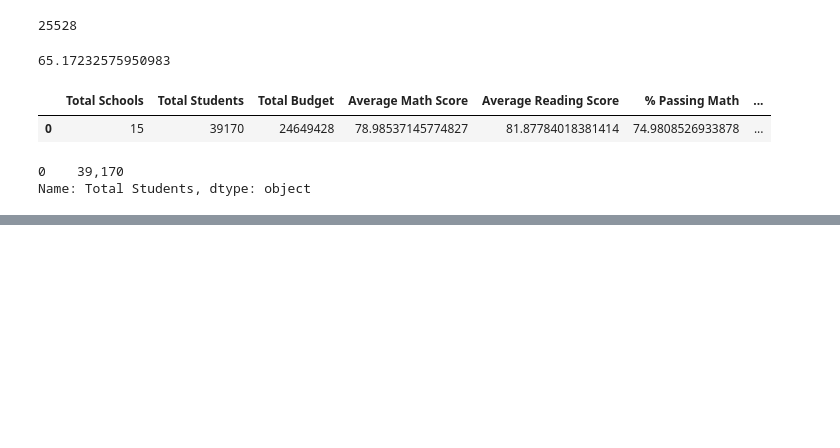
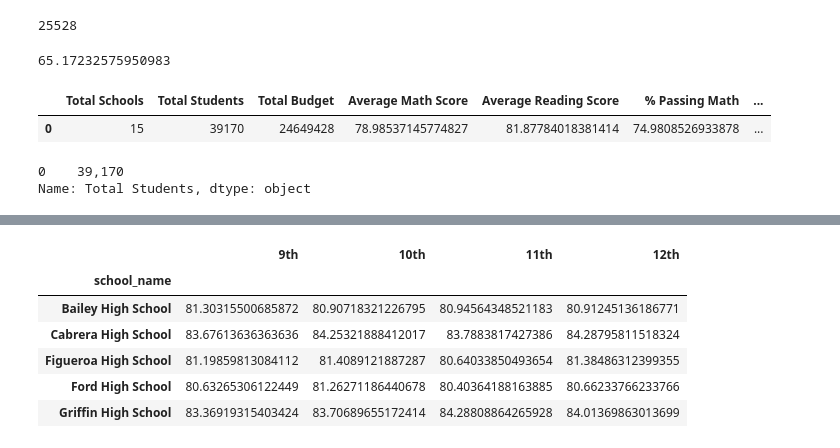
Before and after one commit to DaijaStokes/School_District_Analysis, a Jupyter notebook: PyCitySchools.ipynb, the cells around one changed output, grey strips where cells are left out. Drawn from its saved outputs; the diff is of its cells as text; code cells hidden in the pictures; blank space fills up the shorter version.

```diff
--- a/PyCitySchools.ipynb
+++ b/PyCitySchools.ipynb
@@ -845,0 +903,9 @@ bottom_schools.head()
+# %%
+# Group each grade level DataFrame by the school name for the average reading score.
+ninth_grade_reading_scores = ninth_graders.groupby(["school_name"]).mean()["reading_score"]
+
+tenth_grade_reading_scores = tenth_graders.groupby(["school_name"]).mean()["reading_score"]
+
+eleventh_grade_reading_scores = eleventh_graders.groupby(["school_name"]).mean()["reading_score"]
+
+twelfth_grade_reading_scores = twelfth_graders.groupby(["school_name"]).mean()["reading_score"]
@@ -845,0 +949,17 @@ bottom_schools.head()
+# %%
+# Combine each grade level Series for average reading scores by school into a single DataFrame.
+reading_scores_by_grade = pd.DataFrame({
+              "9th": ninth_grade_reading_scores,
+              "10th": tenth_grade_reading_scores,
+              "11th": eleventh_grade_reading_scores,
+              "12th": twelfth_grade_reading_scores})
+
+reading_scores_by_grade.head()
+# %% [output]
+|  | 9th | 10th | 11th | 12th |
+| school_name |  |  |  |  |
+| Bailey High School | 81.30315500685872 | 80.90718321226795 | 80.94564348521183 | 80.91245136186771 |
+| Cabrera High School | 83.67613636363636 | 84.25321888412017 | 83.7883817427386 | 84.28795811518324 |
+| Figueroa High School | 81.19859813084112 | 81.4089121887287 | 80.64033850493654 | 81.38486312399355 |
+| Ford High School | 80.63265306122449 | 81.26271186440678 | 80.40364188163885 | 80.66233766233766 |
+| Griffin High School | 83.36919315403424 | 83.70689655172414 | 84.28808864265928 | 84.01369863013699 |
```
Also changed, not shown: parts of 71 cells of this notebook.
